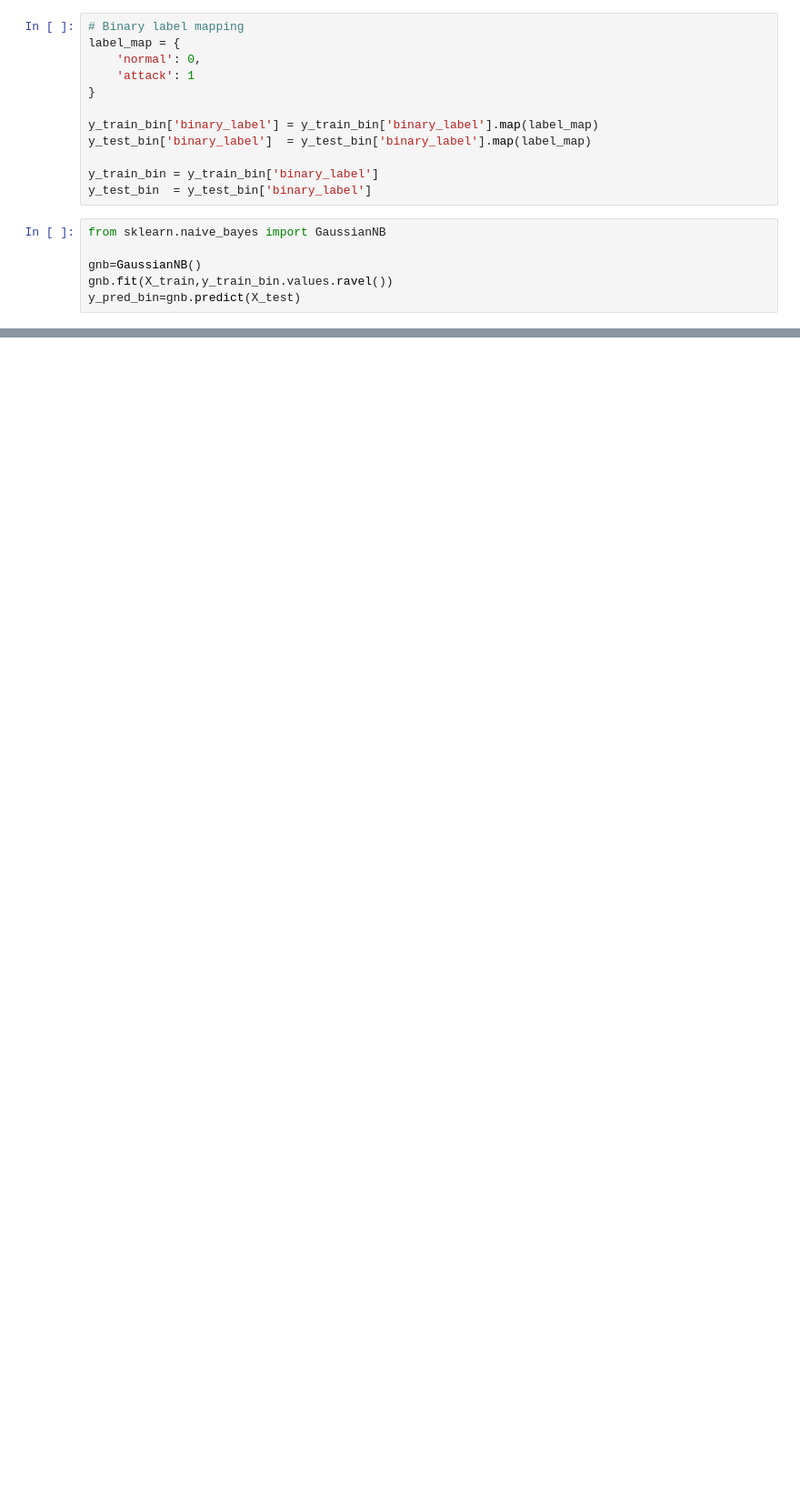
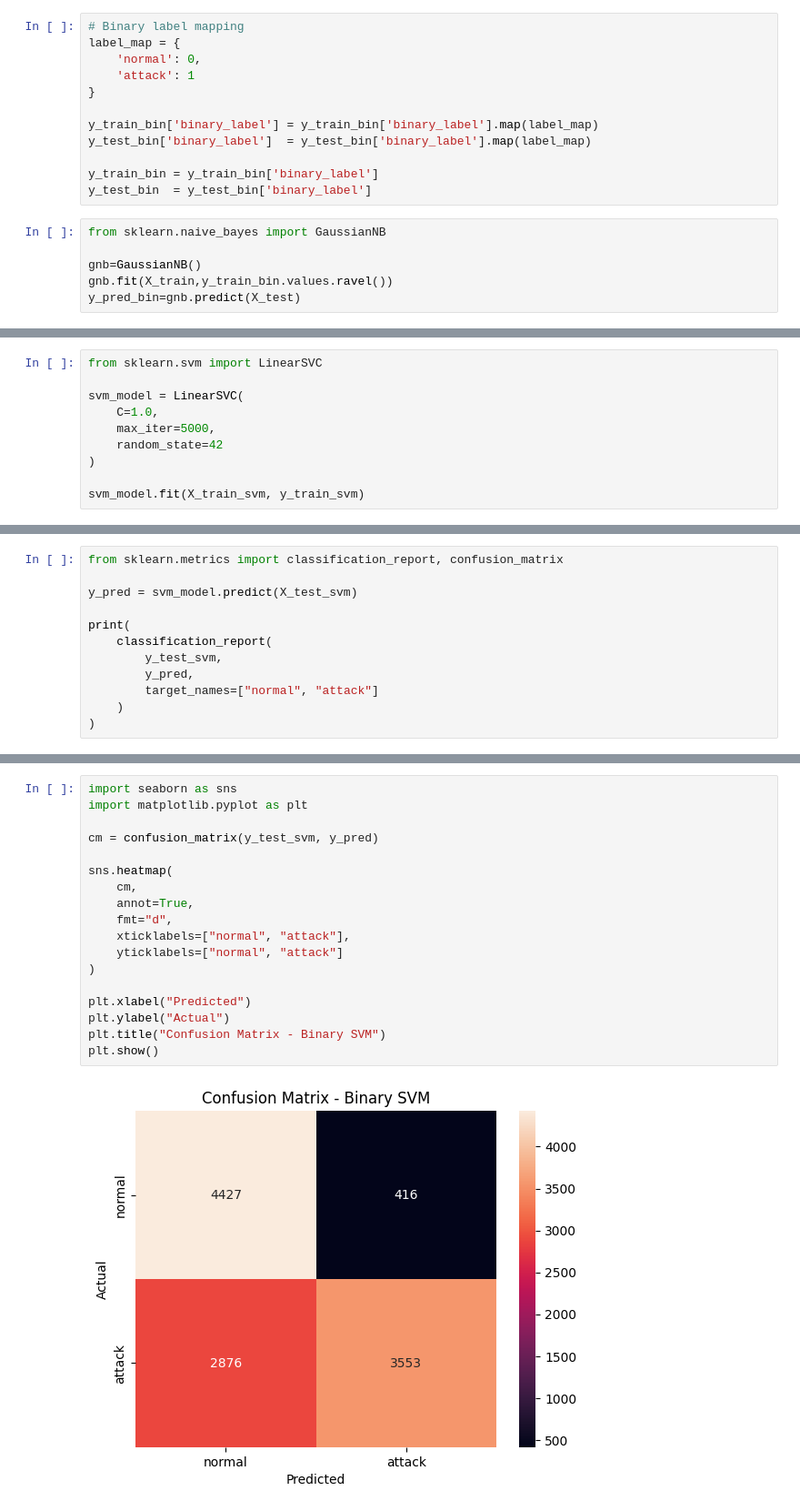
Before and after one commit to SantanuOjha/nsl-kdd-classical-ids-reproduction, a Jupyter notebook: notebooks/3_binary_model.ipynb, the cells around one changed output, grey strips where cells are left out. Shown at 91% size. Drawn from its saved outputs; the diff is of its cells as text; blank space fills up the shorter version.

```diff
--- a/notebooks/3_binary_model.ipynb
+++ b/notebooks/3_binary_model.ipynb
@@ -115,0 +182,10 @@ weighted avg       0.77      0.70      0.69     22544
+# %%
+from sklearn.svm import LinearSVC
+
+svm_model = LinearSVC(
+    C=1.0,
+    max_iter=5000,
+    random_state=42
+)
+
+svm_model.fit(X_train_svm, y_train_svm)
@@ -115,0 +194,12 @@ weighted avg       0.77      0.70      0.69     22544
+# %%
+from sklearn.metrics import classification_report, confusion_matrix
+
+y_pred = svm_model.predict(X_test_svm)
+
+print(
+    classification_report(
+        y_test_svm,
+        y_pred,
+        target_names=["normal", "attack"]
+    )
+)
@@ -115,0 +215,20 @@ weighted avg       0.77      0.70      0.69     22544
+# %%
+import seaborn as sns
+import matplotlib.pyplot as plt
+
+cm = confusion_matrix(y_test_svm, y_pred)
+
+sns.heatmap(
+    cm,
+    annot=True,
+    fmt="d",
+    xticklabels=["normal", "attack"],
+    yticklabels=["normal", "attack"]
+)
+
+plt.xlabel("Predicted")
+plt.ylabel("Actual")
+plt.title("Confusion Matrix - Binary SVM")
+plt.show()
+# %% [output]
+[figure, added]
```
Also changed, not shown: parts of 19 cells of this notebook.
